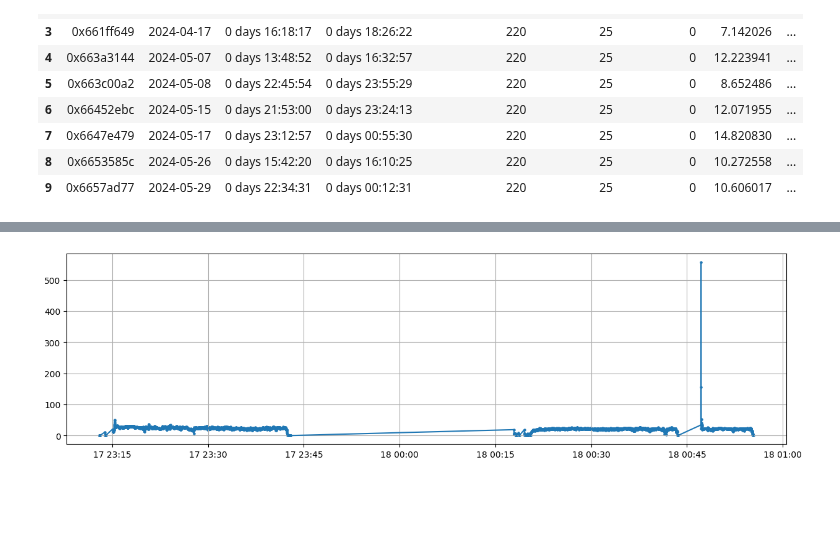
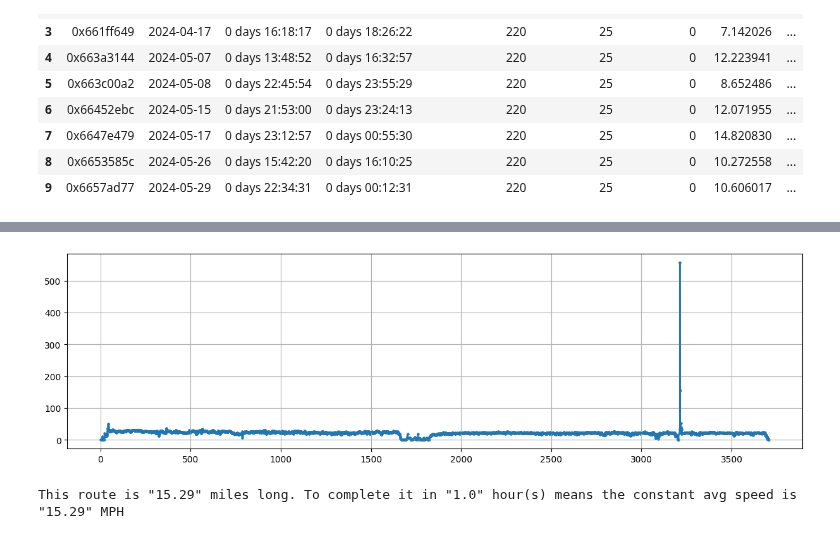
Before and after one commit to ericbauer55/bike-fitness-tracking, a Jupyter notebook: notebooks/1_Post_Enrichment_EDA/3_route_power_profiling.ipynb, the cells around one changed output, grey strips where cells are left out. Cells and saved outputs as stored; diff of their text form; code cells hidden in the pictures; blank space fills up the shorter version.

```diff
--- a/notebooks/1_Post_Enrichment_EDA/3_route_power_profiling.ipynb
+++ b/notebooks/1_Post_Enrichment_EDA/3_route_power_profiling.ipynb
@@ -37,7 +37,8 @@ df_summary24.head(10)
 | 8 | 0x6653585c | 2024-05-26 | 0 days 15:42:20 | 0 days 16:10:25 | 220 | 25 | 0 | 10.272558 | ... |
 | 9 | 0x6657ad77 | 2024-05-29 | 0 days 22:34:31 | 0 days 00:12:31 | 220 | 25 | 0 | 10.606017 | ... |
 # %%
-df_ride1 = pd.read_csv(CSV_DATA / "0x6647e479.csv")
+RIDE_ID = '0x6647e479'
+df_ride1 = pd.read_csv(CSV_DATA / f"{RIDE_ID}.csv")
 df_ride1['time'] = pd.to_datetime(df_ride1['time'])
 cols_of_interest = ['time','segment_id','delta_dist_ft','delta_ele_ft','filt_grade_saturated','heading']
 df_ride1 = df_ride1.loc[df_ride1['delta_dist_ft']!=0.0, cols_of_interest]
@@ -65,7 +66,16 @@ _ = plt.grid()
 # %%
 _ = plt.figure(figsize=(15,4))
-_ = plt.plot(df_ride1['time'], df_ride1['delta_dist_ft'])
-_ = plt.scatter(df_ride1['time'], df_ride1['delta_dist_ft'], s=5)
+_ = plt.plot(df_ride1['delta_dist_ft'])
+_ = plt.scatter(df_ride1.index, df_ride1['delta_dist_ft'], s=5)
 _ = plt.grid()
 # %% [output]
-[figure, old version]
+[figure, new version]
+# %%
+route_dist_mi = df_ride1['delta_dist_ft'].sum() / 5280.0
+target_completion_time = 3600 # 1 hour
+target_completion_time_hr = target_completion_time / 3600.0
+const_speed = route_dist_mi / target_completion_time_hr
+print(f'This route is "{round(route_dist_mi,2)}" miles long.'+
+       f' To complete it in "{round(target_completion_time_hr,2)}" hour(s) means the constant avg speed is "{round(const_speed,2)}" MPH')
+# %% [output]
+This route is "15.29" miles long. To complete it in "1.0" hour(s) means the constant avg speed is "15.29" MPH
```
Also changed, not shown: parts of 19 cells of this notebook, 1 other file.
